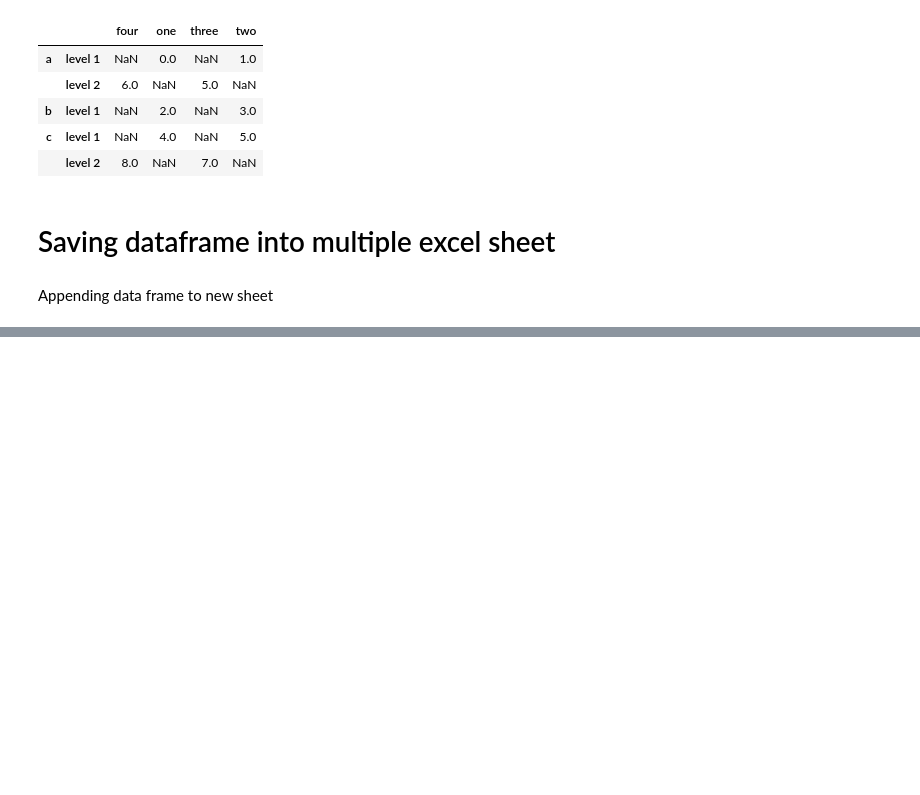
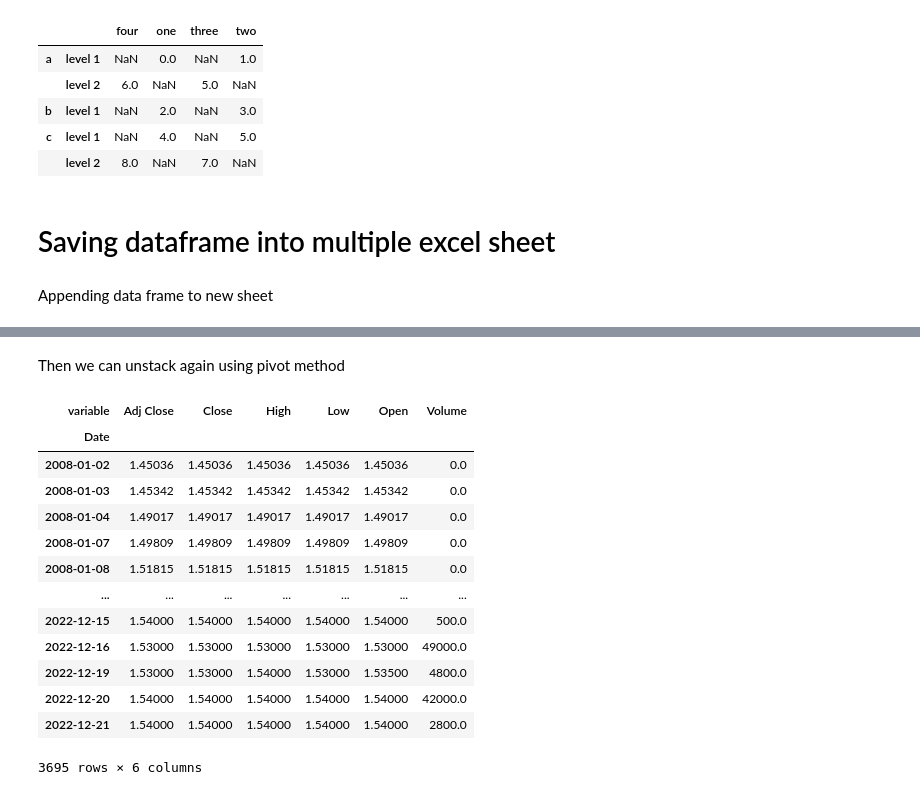
Before and after one commit to FaizAzhar/DataScience-studies, a Jupyter notebook: Notebook Tutorial.ipynb, the cells around one changed output, grey strips where cells are left out. Cells and saved outputs as stored; diff of their text form; code cells hidden in the pictures; blank space fills up the shorter version.

```diff
--- a/Notebook Tutorial.ipynb
+++ b/Notebook Tutorial.ipynb
@@ -1129,0 +1199,3 @@ For the mean time,  I'm still looking ways to directly append dataframe into exi
+# %%
+df_melt = pd.melt(df, id_vars='Date')
+df_melt
@@ -1129,0 +1216,20 @@ For the mean time,  I'm still looking ways to directly append dataframe into exi
+# %% [markdown]
+Then we can unstack again using pivot method
+# %%
+df_cast = df_melt.pivot(index='Date', columns='variable', values='value')
+df_cast
+# %% [output]
+| variable | Adj Close | Close | High | Low | Open | Volume |
+| Date |  |  |  |  |  |  |
+| 2008-01-02 | 1.45036 | 1.45036 | 1.45036 | 1.45036 | 1.45036 | 0.0 |
+| 2008-01-03 | 1.45342 | 1.45342 | 1.45342 | 1.45342 | 1.45342 | 0.0 |
+| 2008-01-04 | 1.49017 | 1.49017 | 1.49017 | 1.49017 | 1.49017 | 0.0 |
+| 2008-01-07 | 1.49809 | 1.49809 | 1.49809 | 1.49809 | 1.49809 | 0.0 |
+| 2008-01-08 | 1.51815 | 1.51815 | 1.51815 | 1.51815 | 1.51815 | 0.0 |
+| ... | ... | ... | ... | ... | ... | ... |
+| 2022-12-15 | 1.54000 | 1.54000 | 1.54000 | 1.54000 | 1.54000 | 500.0 |
+| 2022-12-16 | 1.53000 | 1.53000 | 1.53000 | 1.53000 | 1.53000 | 49000.0 |
+| 2022-12-19 | 1.53000 | 1.53000 | 1.54000 | 1.53000 | 1.53500 | 4800.0 |
+| 2022-12-20 | 1.54000 | 1.54000 | 1.54000 | 1.54000 | 1.54000 | 42000.0 |
+| 2022-12-21 | 1.54000 | 1.54000 | 1.54000 | 1.54000 | 1.54000 | 2800.0 |
+3695 rows × 6 columns
```
Also changed, not shown: parts of 10 cells of this notebook.
